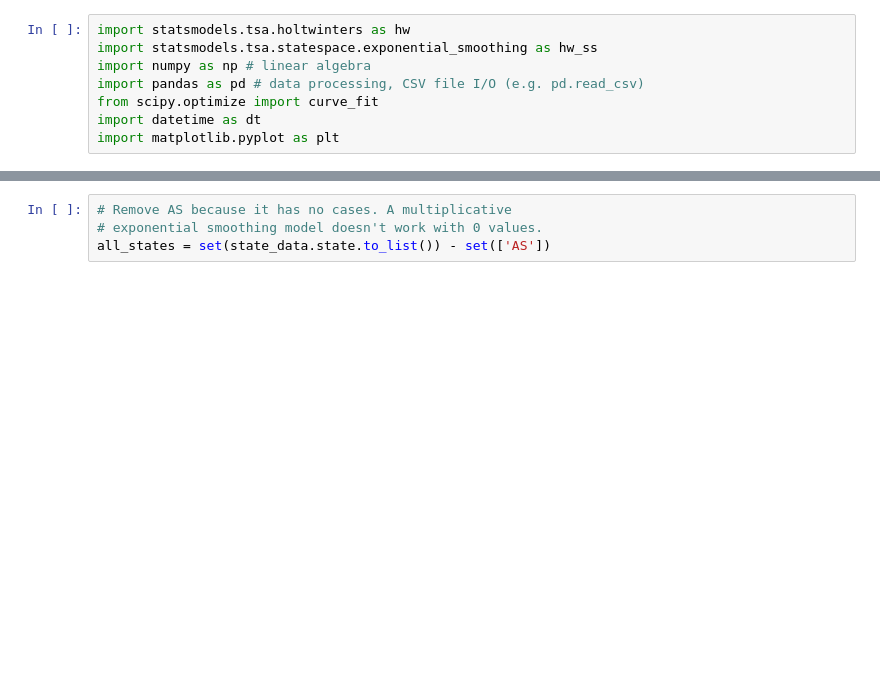
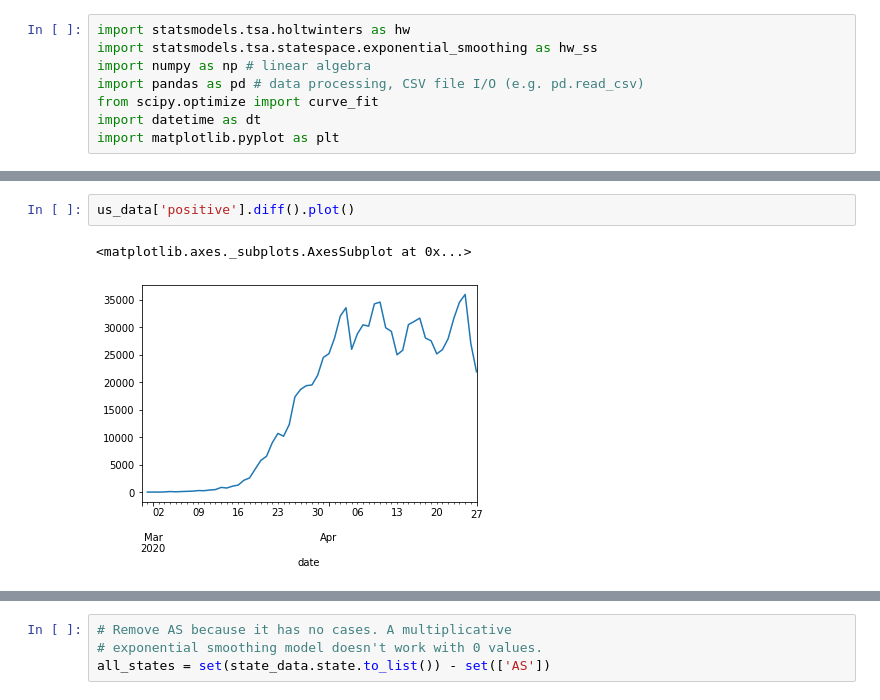
Before and after one commit to beala/covid_forecasts, a Jupyter notebook: Exponential Smoothing Model.ipynb, the cells around one changed output, grey strips where cells are left out. Drawn from its saved outputs; the diff is of its cells as text; blank space fills up the shorter version.

```diff
--- a/Exponential Smoothing Model.ipynb
+++ b/Exponential Smoothing Model.ipynb
@@ -182,3 +237,8 @@ Freq: D, dtype: float64
+# %%
+us_data['positive'].diff().plot()
+# %% [output]
+<matplotlib.axes._subplots.AxesSubplot at 0x...>
+[figure, added]
 # %%
 us_data['totalTestResultsIncrease'].plot(figsize=(20,10))
 # %% [output]
```
Also changed, not shown: parts of 27 cells of this notebook, 5 other files.
